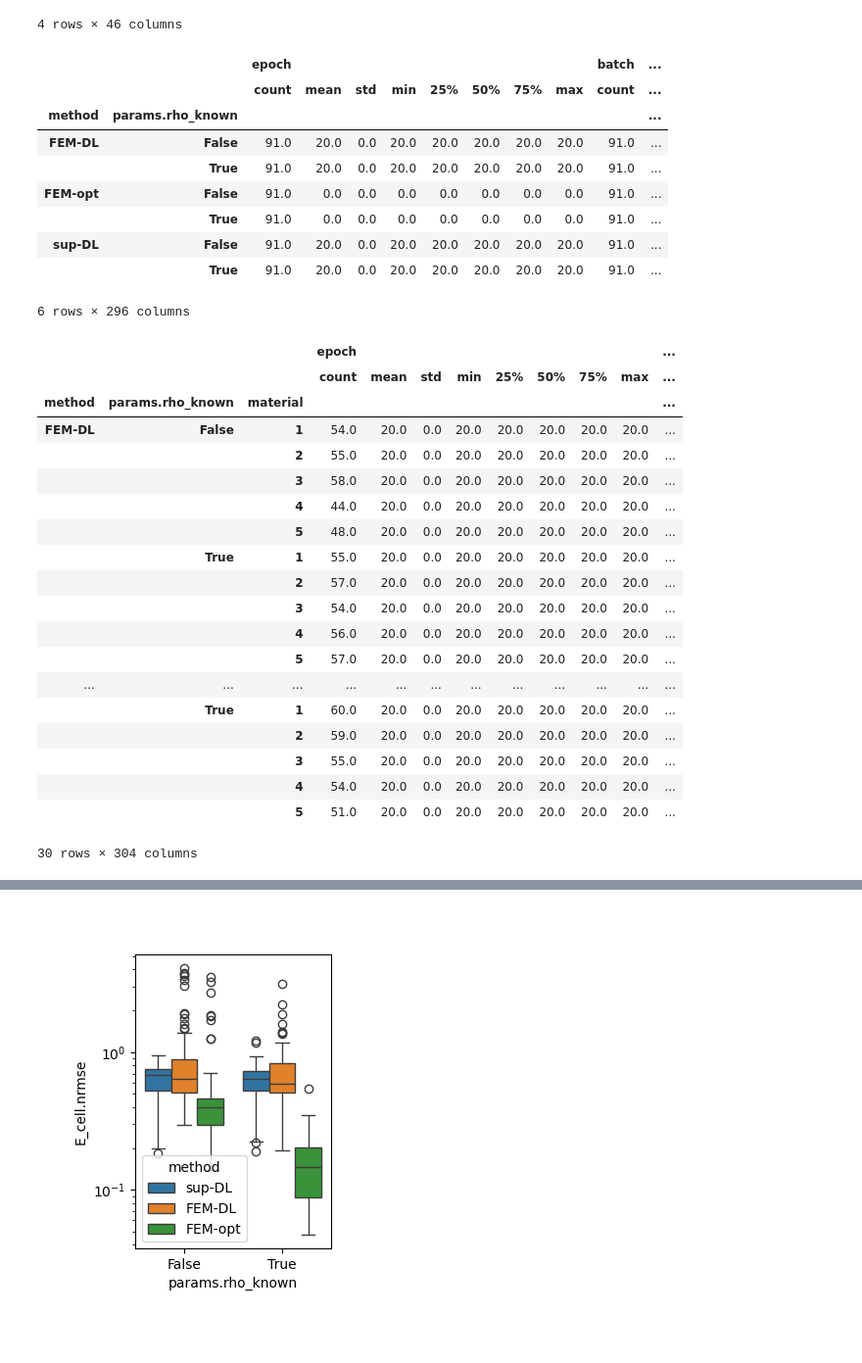
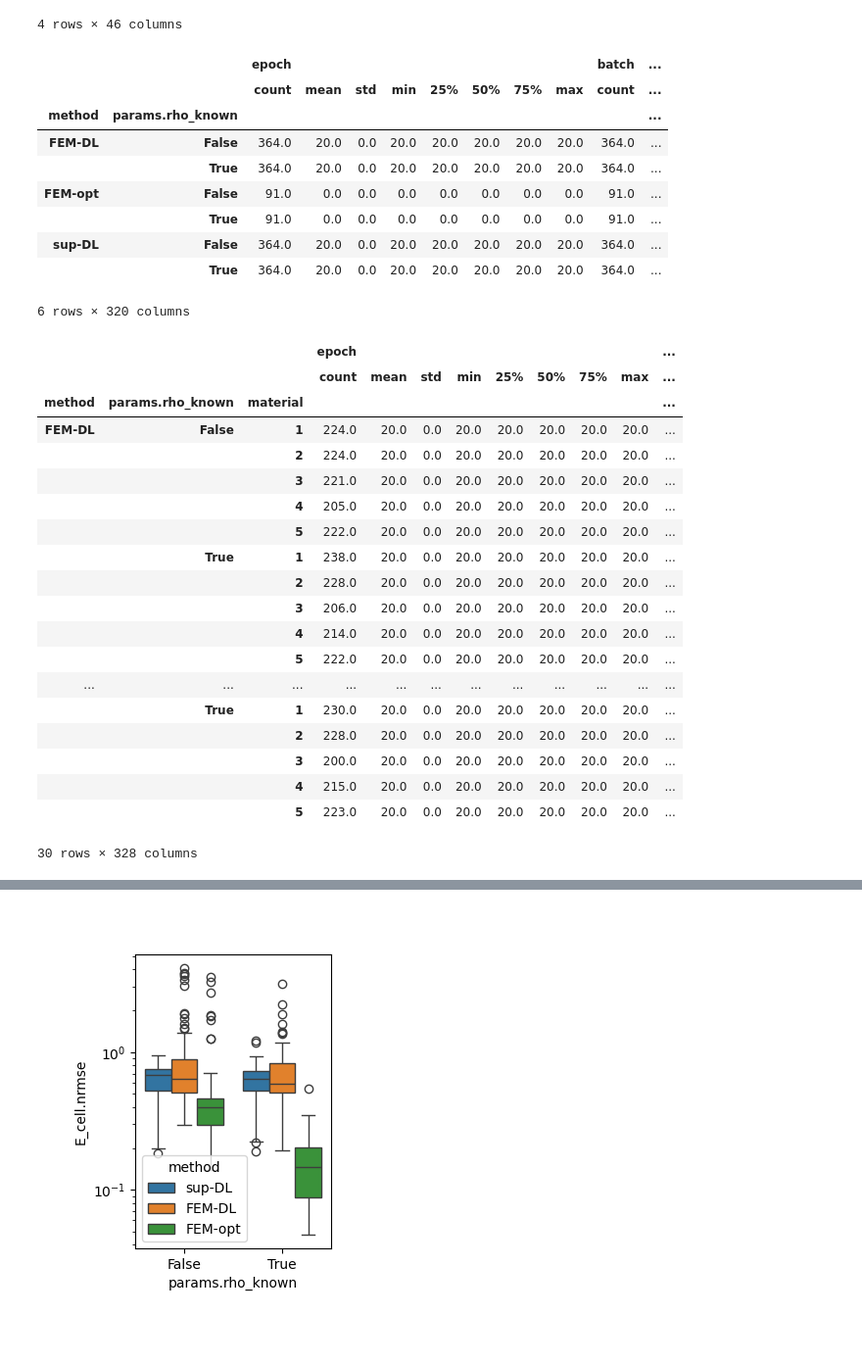
Before and after one commit to mattragoza/lung-project, a Jupyter notebook: notebooks/shapenet/32-training-experiment-new.ipynb, the cells around one changed output, grey strips where cells are left out. Shown at 98% size. Cells and saved outputs as stored; diff of their text form; code cells hidden in the pictures.

```diff
--- a/notebooks/shapenet/32-training-experiment-new.ipynb
+++ b/notebooks/shapenet/32-training-experiment-new.ipynb
@@ -437,11 +517,11 @@ ex_df_o.groupby(['params.rho_known', 'val_subject']).count()
 # %%
 %autoreload
 ex_df = pd.concat([
-    ex_df_t[(ex_df_t.epoch == 20) & (ex_df_t.phase == 'val') & (ex_df_t['params.bounds_mode'] == 'none')],
+    ex_df_t[(ex_df_t.epoch == 20) & (ex_df_t.phase == 'val')],
     ex_df_o[ex_df_o.subject.isin(val_set1)]
 ])
+ex_df['params.supervised'] = ex_df['params.supervised'].astype(bool)
 ex_df['params.rho_known']  = ex_df['params.rho_known'].astype(bool)
-ex_df['params.supervised'] = ex_df['params.supervised'].astype(bool)
 
 ex_df['method'] = 'unknown'
 ex_df.loc[(ex_df.phase == 'optimize'), 'method'] = 'FEM-opt'
@@ -453,50 +533,50 @@ ex_df.groupby(['method', 'params.rho_known']).describe()
 |  |  | epoch |  |  |  |  |  |  |  | batch | ... |
 |  |  | count | mean | std | min | 25% | 50% | 75% | max | count | ... |
 | method | params.rho_known |  |  |  |  |  |  |  |  |  | ... |
-| FEM-DL | False | 91.0 | 20.0 | 0.0 | 20.0 | 20.0 | 20.0 | 20.0 | 20.0 | 91.0 | ... |
-|  | True | 91.0 | 20.0 | 0.0 | 20.0 | 20.0 | 20.0 | 20.0 | 20.0 | 91.0 | ... |
+| FEM-DL | False | 364.0 | 20.0 | 0.0 | 20.0 | 20.0 | 20.0 | 20.0 | 20.0 | 364.0 | ... |
+|  | True | 364.0 | 20.0 | 0.0 | 20.0 | 20.0 | 20.0 | 20.0 | 20.0 | 364.0 | ... |
 | FEM-opt | False | 91.0 | 0.0 | 0.0 | 0.0 | 0.0 | 0.0 | 0.0 | 0.0 | 91.0 | ... |
 |  | True | 91.0 | 0.0 | 0.0 | 0.0 | 0.0 | 0.0 | 0.0 | 0.0 | 91.0 | ... |
-| sup-DL | False | 91.0 | 20.0 | 0.0 | 20.0 | 20.0 | 20.0 | 20.0 | 20.0 | 91.0 | ... |
-|  | True | 91.0 | 20.0 | 0.0 | 20.0 | 20.0 | 20.0 | 20.0 | 20.0 | 91.0 | ... |
+| sup-DL | False | 364.0 | 20.0 | 0.0 | 20.0 | 20.0 | 20.0 | 20.0 | 20.0 | 364.0 | ... |
+|  | True | 364.0 | 20.0 | 0.0 | 20.0 | 20.0 | 20.0 | 20.0 | 20.0 | 364.0 | ... |
-6 rows × 296 columns
+6 rows × 320 columns
 # %%
 %autoreload
 mat_df = pd.concat([
-    mat_df_t[(mat_df_t.epoch == 20) & (mat_df_t.phase == 'val') & (mat_df_t['params.bounds_mode'] == 'none')],
+    mat_df_t[(mat_df_t.epoch == 20) & (mat_df_t.phase == 'val')],
     mat_df_o[mat_df_o.subject.isin(val_set1)]
 ])
 mat_df['params.rho_known']  = mat_df['params.rho_known'].astype(bool)
 mat_df['params.supervised'] = mat_df['params.supervised'].astype(bool)
 
 mat_df['method'] = 'unknown'
 mat_df.loc[(mat_df.phase == 'optimize'), 'method'] = 'FEM-opt'
 mat_df.loc[(mat_df.phase != 'optimize') &  mat_df['params.supervised'], 'method'] = 'sup-DL'
 mat_df.loc[(mat_df.phase != 'optimize') & ~mat_df['params.supervised'], 'method'] = 'FEM-DL'
 mat_df['method'].unique()
 
 mat_df.groupby(['method', 'params.rho_known', 'material']).describe()
 # %% [output]
 |  |  |  | epoch |  |  |  |  |  |  |  | ... |
 |  |  |  | count | mean | std | min | 25% | 50% | 75% | max | ... |
 | method | params.rho_known | material |  |  |  |  |  |  |  |  | ... |
-| FEM-DL | False | 1 | 54.0 | 20.0 | 0.0 | 20.0 | 20.0 | 20.0 | 20.0 | 20.0 | ... |
-|  |  | 2 | 55.0 | 20.0 | 0.0 | 20.0 | 20.0 | 20.0 | 20.0 | 20.0 | ... |
-|  |  | 3 | 58.0 | 20.0 | 0.0 | 20.0 | 20.0 | 20.0 | 20.0 | 20.0 | ... |
-|  |  | 4 | 44.0 | 20.0 | 0.0 | 20.0 | 20.0 | 20.0 | 20.0 | 20.0 | ... |
-|  |  | 5 | 48.0 | 20.0 | 0.0 | 20.0 | 20.0 | 20.0 | 20.0 | 20.0 | ... |
-|  | True | 1 | 55.0 | 20.0 | 0.0 | 20.0 | 20.0 | 20.0 | 20.0 | 20.0 | ... |
-|  |  | 2 | 57.0 | 20.0 | 0.0 | 20.0 | 20.0 | 20.0 | 20.0 | 20.0 | ... |
-|  |  | 3 | 54.0 | 20.0 | 0.0 | 20.0 | 20.0 | 20.0 | 20.0 | 20.0 | ... |
-|  |  | 4 | 56.0 | 20.0 | 0.0 | 20.0 | 20.0 | 20.0 | 20.0 | 20.0 | ... |
-|  |  | 5 | 57.0 | 20.0 | 0.0 | 20.0 | 20.0 | 20.0 | 20.0 | 20.0 | ... |
+| FEM-DL | False | 1 | 224.0 | 20.0 | 0.0 | 20.0 | 20.0 | 20.0 | 20.0 | 20.0 | ... |
+|  |  | 2 | 224.0 | 20.0 | 0.0 | 20.0 | 20.0 | 20.0 | 20.0 | 20.0 | ... |
+|  |  | 3 | 221.0 | 20.0 | 0.0 | 20.0 | 20.0 | 20.0 | 20.0 | 20.0 | ... |
+|  |  | 4 | 205.0 | 20.0 | 0.0 | 20.0 | 20.0 | 20.0 | 20.0 | 20.0 | ... |
+|  |  | 5 | 222.0 | 20.0 | 0.0 | 20.0 | 20.0 | 20.0 | 20.0 | 20.0 | ... |
+|  | True | 1 | 238.0 | 20.0 | 0.0 | 20.0 | 20.0 | 20.0 | 20.0 | 20.0 | ... |
+|  |  | 2 | 228.0 | 20.0 | 0.0 | 20.0 | 20.0 | 20.0 | 20.0 | 20.0 | ... |
+|  |  | 3 | 206.0 | 20.0 | 0.0 | 20.0 | 20.0 | 20.0 | 20.0 | 20.0 | ... |
+|  |  | 4 | 214.0 | 20.0 | 0.0 | 20.0 | 20.0 | 20.0 | 20.0 | 20.0 | ... |
+|  |  | 5 | 222.0 | 20.0 | 0.0 | 20.0 | 20.0 | 20.0 | 20.0 | 20.0 | ... |
 | ... | ... | ... | ... | ... | ... | ... | ... | ... | ... | ... | ... |
-|  | True | 1 | 60.0 | 20.0 | 0.0 | 20.0 | 20.0 | 20.0 | 20.0 | 20.0 | ... |
-|  |  | 2 | 59.0 | 20.0 | 0.0 | 20.0 | 20.0 | 20.0 | 20.0 | 20.0 | ... |
-|  |  | 3 | 55.0 | 20.0 | 0.0 | 20.0 | 20.0 | 20.0 | 20.0 | 20.0 | ... |
-|  |  | 4 | 54.0 | 20.0 | 0.0 | 20.0 | 20.0 | 20.0 | 20.0 | 20.0 | ... |
-|  |  | 5 | 51.0 | 20.0 | 0.0 | 20.0 | 20.0 | 20.0 | 20.0 | 20.0 | ... |
+|  | True | 1 | 230.0 | 20.0 | 0.0 | 20.0 | 20.0 | 20.0 | 20.0 | 20.0 | ... |
+|  |  | 2 | 228.0 | 20.0 | 0.0 | 20.0 | 20.0 | 20.0 | 20.0 | 20.0 | ... |
+|  |  | 3 | 200.0 | 20.0 | 0.0 | 20.0 | 20.0 | 20.0 | 20.0 | 20.0 | ... |
+|  |  | 4 | 215.0 | 20.0 | 0.0 | 20.0 | 20.0 | 20.0 | 20.0 | 20.0 | ... |
+|  |  | 5 | 223.0 | 20.0 | 0.0 | 20.0 | 20.0 | 20.0 | 20.0 | 20.0 | ... |
-30 rows × 304 columns
+30 rows × 328 columns
 # %%
 fig, axes = mpl_viz.subplot_grid(3, 3, ax_height=2, ax_width=2, padding=(1.0, 0.4, 0.6, 0.4), spacing=0.7) # lrbt
 
```
Also changed, not shown: parts of 7 cells of this notebook, 4 other files.
